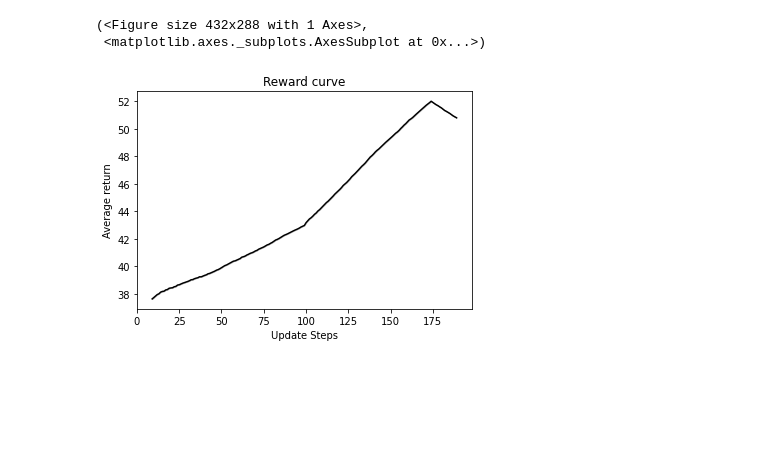
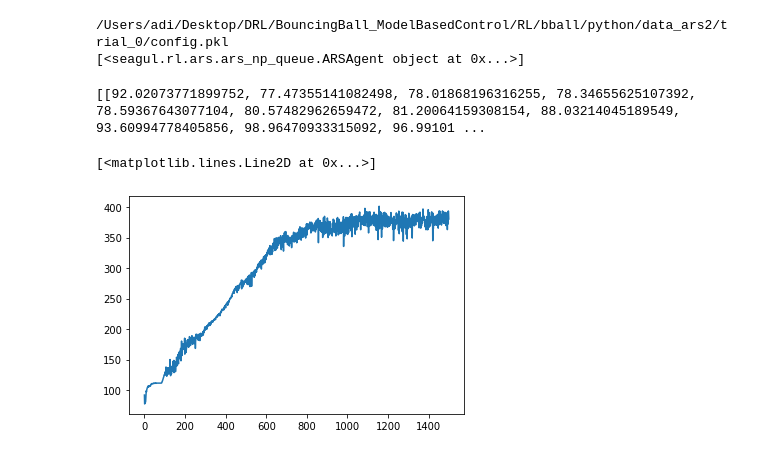
Before and after one commit to sgillen/bball, a Jupyter notebook: python/analyze_ars.ipynb, the cells around one changed output. Drawn from its saved outputs; the diff is of its cells as text; code cells hidden in the pictures; blank space fills up the shorter version.

```diff
--- a/python/analyze_ars.ipynb
+++ b/python/analyze_ars.ipynb
@@ -50,5 +59,8 @@ def do_rollout_ars(policy):
 # %%
-trial_path = "/home/sgillen/work/bball/data_ars_wc/exp2"
+#trial_path = "/home/sgillen/work/bball/data_ars_wc/exp2"
+from bball3_env import BBall3Env
+env_name = "bball3-v1"
+trial_path = "/Users/adi/Desktop/DRL/BouncingBall_ModelBasedControl/RL/bball/python/data_ars2/trial_0"
 agent_list = []
 r_list = []
 
@@ -64,18 +76,29 @@ for entry in os.scandir(trial_path):
     if ".ipynb" in entry.path:
         continue
     if "config" in entry.path:
+        print(entry.path)
         env_config = pickle.load(open(entry.path, 'rb'))
         continue
 
-    agent_list.append(torch.load(entry.path))
-    r_list.append(torch.stack(agent_list[-1].r_hist))
+#     agent_list.append(torch.load(entry.path))
+    agent_list.append(pickle.load(open(entry.path, 'rb')))
+    print(agent_list)
+#     tensor_arg = torch.from_numpy(np.array(agent_list[-1].r_hist))
+    r_list.append(agent_list[-1].r_hist)
 
 
-env = gym.make(env_name, **env_config)
+#env = gym.make(env_name, **env_config)
+env = BBall3Env(**env_config)
+# %% [output]
+/Users/adi/Desktop/DRL/BouncingBall_ModelBasedControl/RL/bball/python/data_ars2/trial_0/config.pkl
+[<seagul.rl.ars.ars_np_queue.ARSAgent object at 0x...>]
-# %%
-smooth_bounded_curve(torch.stack(r_list).T)
-# %% [output]
-(<Figure size 432x288 with 1 Axes>,
- <matplotlib.axes._subplots.AxesSubplot at 0x...>)
-[figure, removed]
+# %%
+# smooth_bounded_curve(torch.stack(r_list).T)
+# smooth_bounded_curve(r_list)
+print(r_list)
+plt.plot(r_list[0])
+# %% [output]
+[[92.02073771899752, 77.47355141082498, 78.01868196316255, 78.34655625107392, 78.59367643077104, 80.57482962659472, 81.20064159308154, 88.03214045189549, 93.60994778405856, 98.96470933315092, 96.99101 ...
+[<matplotlib.lines.Line2D at 0x...>]
+[figure, added]
 # %%
```
Also changed, not shown: parts of 4 cells of this notebook, 1 other file.
